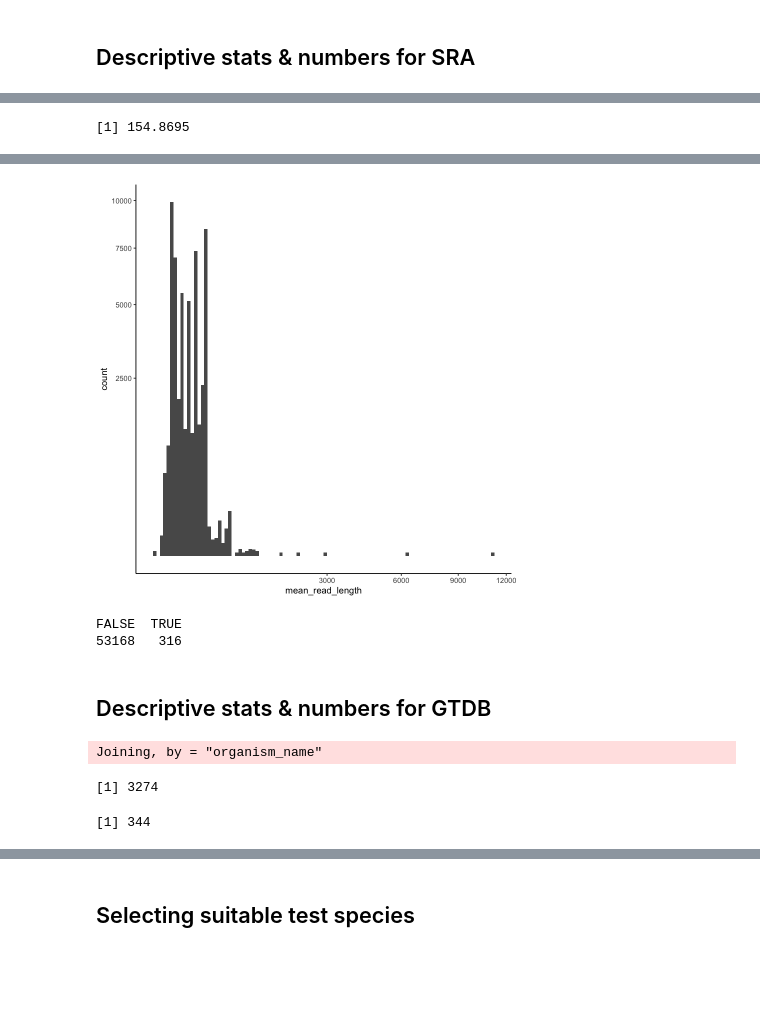
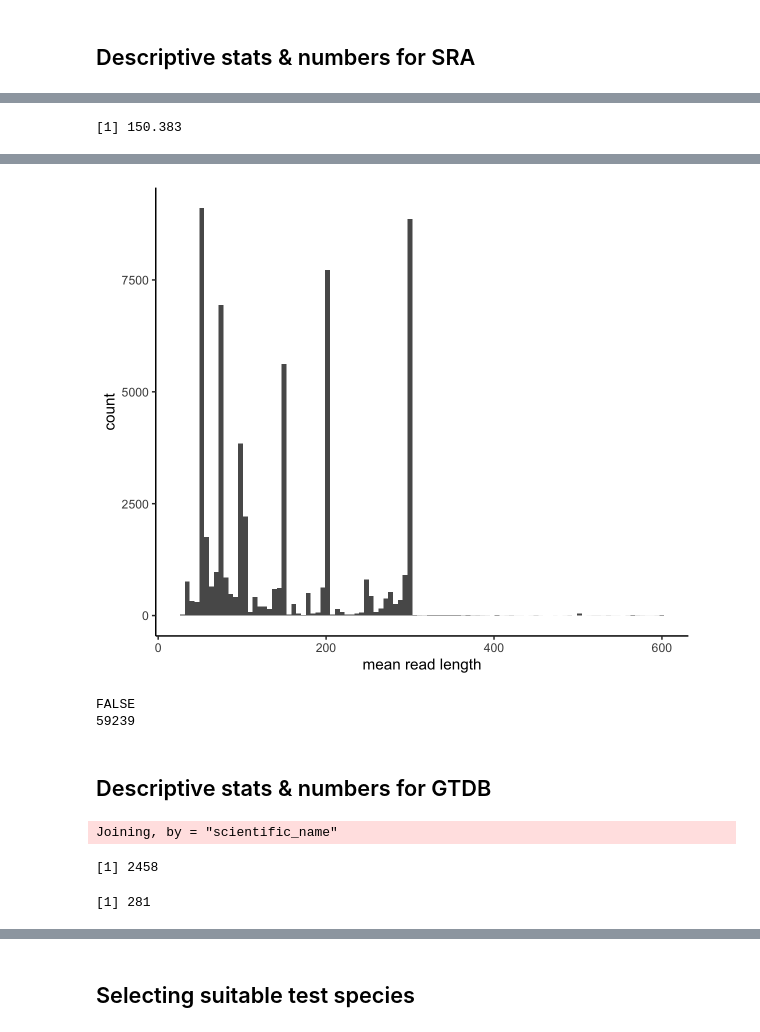
Before and after one commit to greenelab/2022-microberna, a Jupyter notebook: notebooks/20220114_look_at_sra_org_composition.ipynb, the cells around one changed output, grey strips where cells are left out. Cells and saved outputs as stored; diff of their text form; code cells hidden in the pictures; blank space fills up the shorter version.

```diff
--- a/notebooks/20220114_look_at_sra_org_composition.ipynb
+++ b/notebooks/20220114_look_at_sra_org_composition.ipynb
@@ -66,3 +53,5 @@ Warning message:
+# %%
+ena <- read_tsv("inputs/20220407_runinfo.tsv.gz", show_col_types = F)
 # %% [markdown]
 ## Descriptive stats & numbers for SRA
 # %%
@@ -89,14 +83,13 @@ ggplot(sra_org_tally, aes(x = n)) +
 # %%
 # what is the average read length
-mean(sra$total_bases/sra$total_spots, na.rm = T)
-sra <- sra %>%
-  mutate(mean_read_length = total_bases/total_spots)
+mean(ena$base_count/ena$read_count, na.rm = T)
+ena <- ena %>%
+  mutate(mean_read_length = base_count/read_count)
 # %% [output]
-[1] 154.8695
+[1] 150.383
 # %%
-ggplot(sra, aes(x = mean_read_length))  +
+ggplot(ena, aes(x = mean_read_length))  +
   geom_histogram(bins = 100) +
   theme_classic() +
-  scale_y_sqrt() +
-  scale_x_sqrt()
+  labs(x = "mean read length")
 # %% [output]
@@ -105,9 +96,9 @@ Warning message:
-[figure, old version]
+[figure, new version]
 # %%
-table(sra$mean_read_length < 31)
+table(ena$mean_read_length < 31)
 # %% [output]
-FALSE  TRUE
-53168   316
+FALSE
+59239
 # %% [markdown]
 ## Descriptive stats & numbers for GTDB
 # %%
@@ -127,15 +118,15 @@ sra_to_gtdb_map <- sra %>%
 # infer the species). Note species map fails when species is labelled wrong, which
 # happens at least sometimes (determined by eye).
 
-sra_with_gtdb <- sra %>%
-  left_join(sra_to_gtdb_map)
+ena_with_gtdb <- ena %>%
+  left_join(ena_to_gtdb_map)
 
-sra_no_gtdb_species <- sra_with_gtdb[is.na(sra_with_gtdb$species), ]
-nrow(sra_no_gtdb_species) # 3,274 samples don't have a species by text-based analysis
+ena_no_gtdb_species <- ena_with_gtdb[is.na(ena_with_gtdb$species), ]
+nrow(ena_no_gtdb_species) # 2,458 samples don't have a species by text-based analysis
 # %% [output]
-Joining, by = "organism_name"
+Joining, by = "scientific_name"
-[1] 3274
+[1] 2458
 # %%
-length(unique(sra_no_gtdb_species$organism_name)) # 344 species don't have species-level ref genomes in GTDB by text-based analysis
+length(unique(ena_no_gtdb_species$scientific_name)) # 281 species don't have species-level ref genomes in GTDB by text-based analysis
 # %% [output]
-[1] 344
+[1] 281
```
Also changed, not shown: parts of 14 cells of this notebook.
